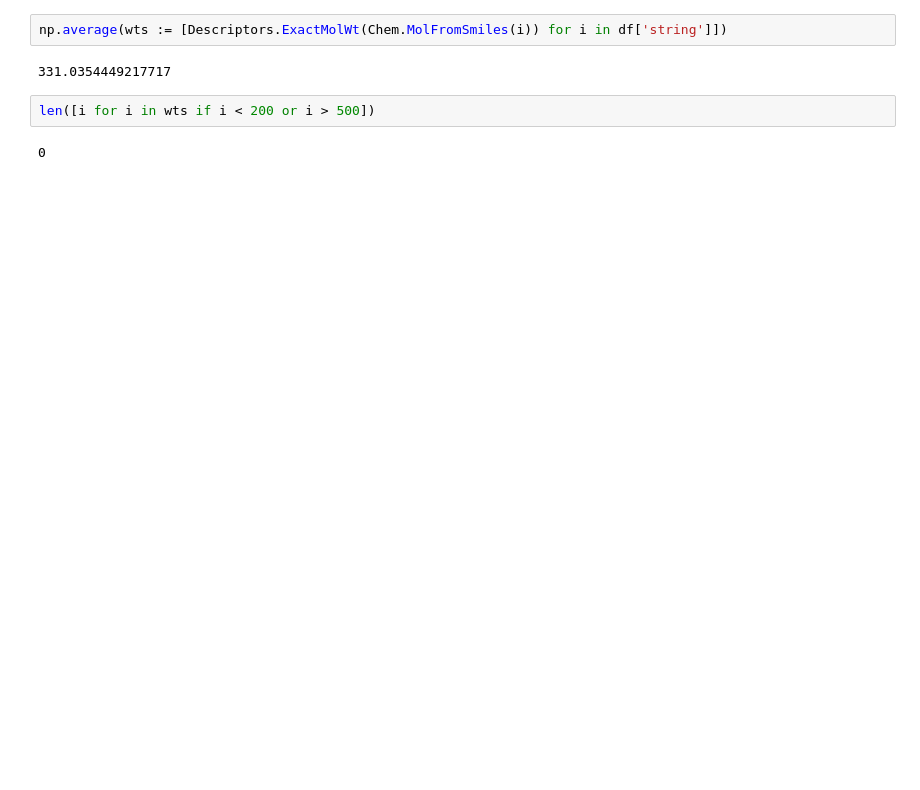
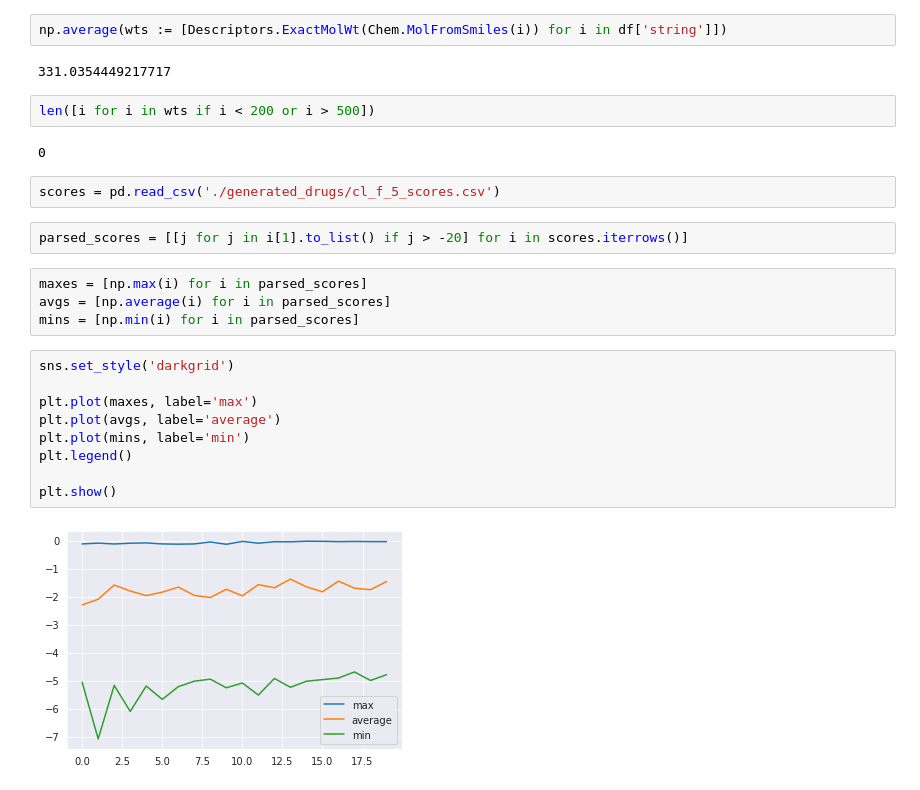
Before and after one commit to NikhilMukraj/mod-qsar, a Jupyter notebook: inverse_qsar/viewing_results.ipynb, the cells around one changed output. Drawn from its saved outputs; the diff is of its cells as text; blank space fills up the shorter version.

```diff
--- a/inverse_qsar/viewing_results.ipynb
+++ b/inverse_qsar/viewing_results.ipynb
@@ -35,3 +48,22 @@ np.average(wts := [Descriptors.ExactMolWt(Chem.MolFromSmiles(i)) for i in df['st
 len([i for i in wts if i < 200 or i > 500])
 # %% [output]
 0
+# %%
+scores = pd.read_csv('./generated_drugs/cl_f_5_scores.csv')
+# %%
+parsed_scores = [[j for j in i[1].to_list() if j > -20] for i in scores.iterrows()]
+# %%
+maxes = [np.max(i) for i in parsed_scores]
+avgs = [np.average(i) for i in parsed_scores]
+mins = [np.min(i) for i in parsed_scores]
+# %%
+sns.set_style('darkgrid')
+
+plt.plot(maxes, label='max')
+plt.plot(avgs, label='average')
+plt.plot(mins, label='min')
+plt.legend()
+
+plt.show()
+# %% [output]
+[figure, added]
```
Also changed, not shown: parts of 12 cells of this notebook, 1 other file.
